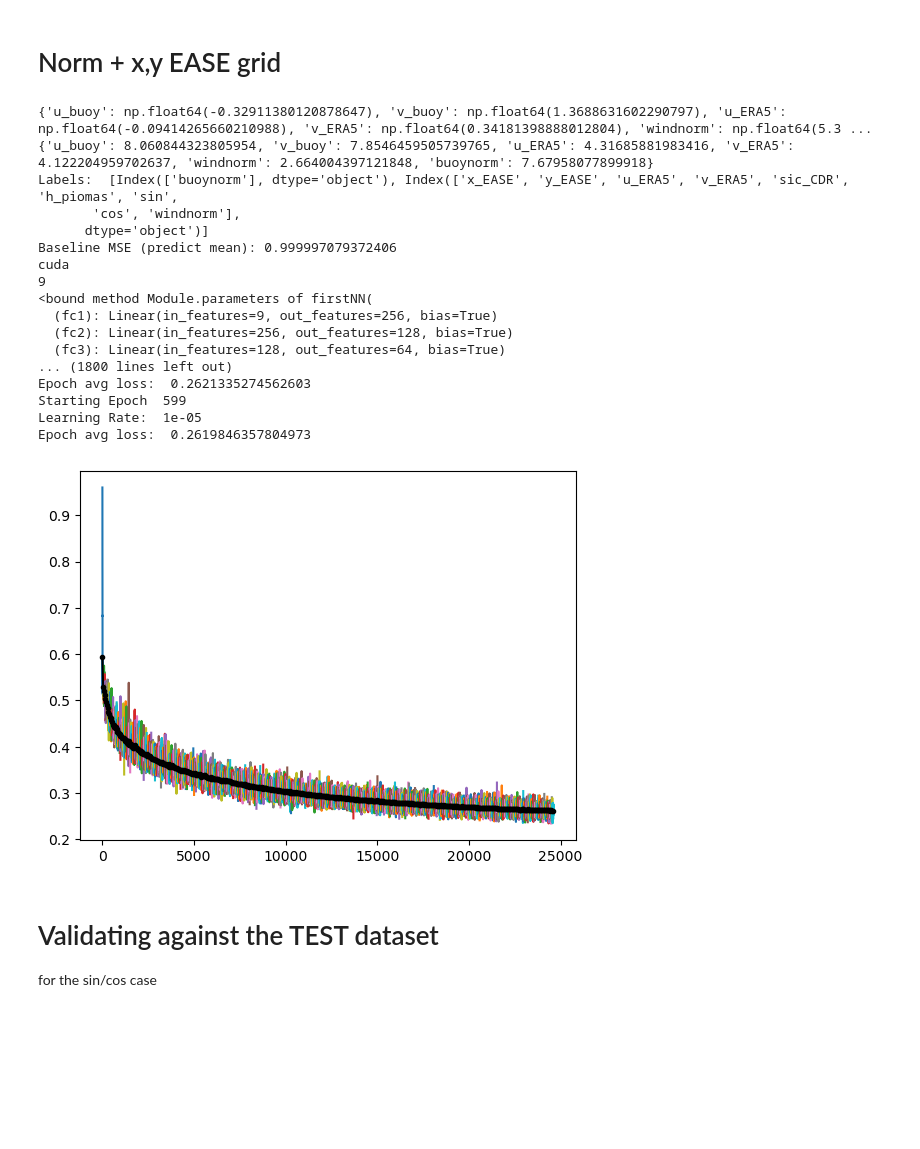
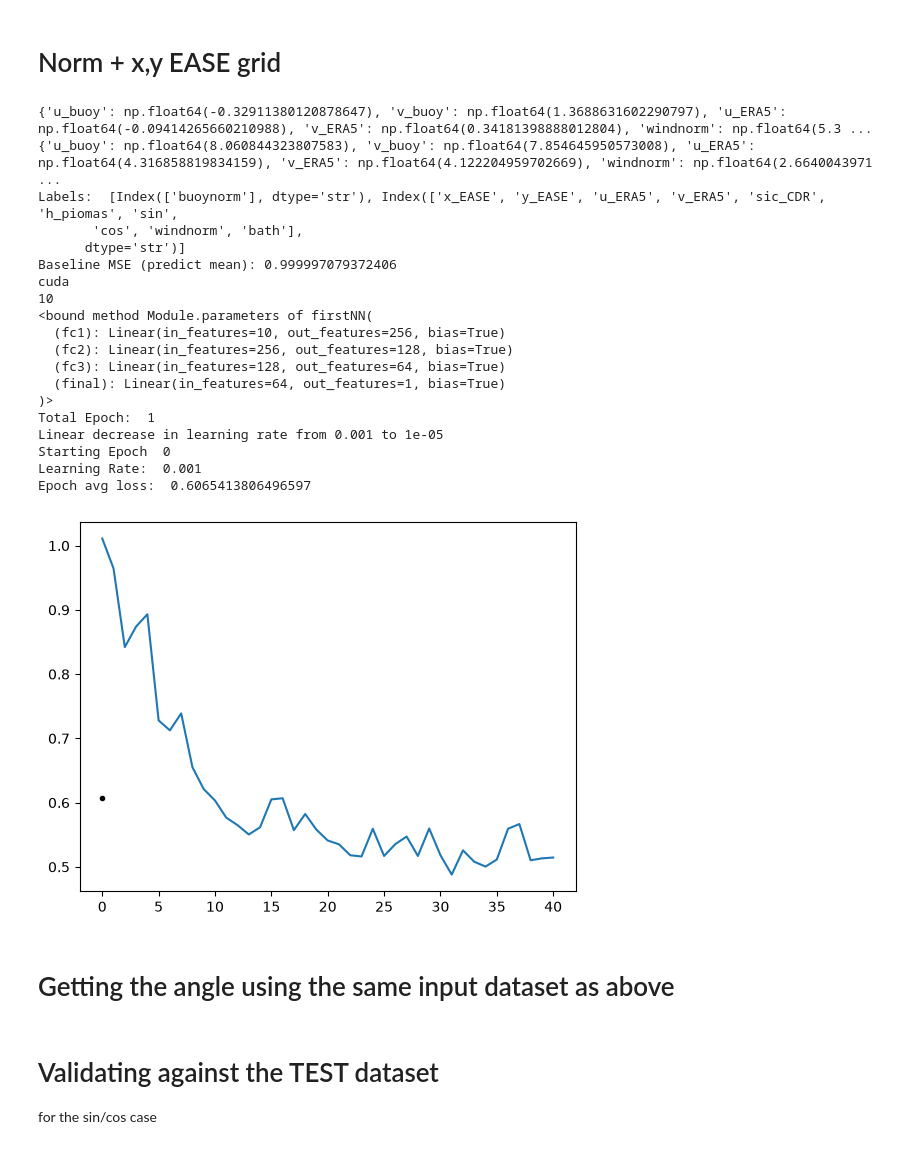
Before and after one commit to drpoisson-mp3/seA_Ice, a Jupyter notebook: exploration/First NN.ipynb, the cells around one changed output. Drawn from its saved outputs; the diff is of its cells as text; code cells hidden in the pictures; blank space fills up the shorter version.

Commit message:
Adapted the environement.yml and the requirements file, also changed some names and overnite training for bathy

```diff
--- a/exploration/First NN.ipynb
+++ b/exploration/First NN.ipynb
@@ -1144,6 +1144,11 @@ trainpd=trainpd.drop(['doy'],axis =1 )
 
 trainpd['windnorm']=np.sqrt(trainpd['u_ERA5']**2+trainpd['v_ERA5']**2)
 trainpd['buoynorm']=np.sqrt(trainpd['u_buoy']**2+trainpd['v_buoy']**2)
+
+# Adding the bathymetry
+bath= pd.read_csv('../data/bathymetry_EASE.csv').values
+trainpd['bath']= bath[trainpd['y_EASE'].astype(int),trainpd['x_EASE'].astype(int)]
+
 # NORMALIZATION STEP
 
 # for the speeds, we substract the mean and divide by the standard deviation to get some cleaner distribution
@@ -1168,6 +1173,10 @@ trainpd['x_EASE']=trainpd['x_EASE']/max_x
 max_y =np.max(np.abs(trainpd['y_EASE']))
 trainpd['y_EASE']=trainpd['y_EASE']/max_y
 
+#For the Bathymetry we divide by the max as well (is actually a min)
+
+max_bathy=np.max(np.abs(trainpd['bath']))
+trainpd['bath']=trainpd['bath']/max_bathy
 
 
 target = pd.DataFrame(trainpd['buoynorm'])#
@@ -1238,7 +1247,7 @@ import torch.optim as optim
 # Hyperparameters
 # lr=0.001
 
-epoch=600
+epoch=1
 lr_start=1e-3
 lr_end=1e-5
 lr= np.linspace(lr_start, lr_end, epoch)
@@ -1300,43 +1309,47 @@ for epoch in range(epoch):
             rl.append(rloss/rcount)
             rloss=0
             rcount=0
     rlosses[epoch]=rl
     print('Epoch avg loss: ', np.mean(rl))
     # learningrates.append(lr)
     # lr*=.75
 
 torch.save(babygpu.state_dict(), f'.//weights//babygpu_{epoch}E_{lr_start}LR{lr_end}_{labels[0].item()}_XYEASE.pt')
 
 fig,ax =plt.subplots()
 epochavg=[]
 
 for i in (rlosses):
     x=np.arange(i*len(rlosses[0]),len(rlosses[0])+i*len(rlosses[0]))
     ax.plot(x,rlosses[i],label=f'Epoch {i+1}, lr={lr[i]:.1e}')
     avg=np.mean(rlosses[i])
     epochavg.append(avg)
 
 xx=[i*len(rlosses[0]) for i in rlosses]
 ax.plot(xx,epochavg,'.-k')
 #fig.legend()
 #plt.xlim([15000,20000])
-plt.show()
+plt.savefig(f'.//outputs//babygpu_{epoch}E_{lr_start}LR{lr_end}_{labels[0].item()}_XYEASE.png')
 # %% [output]
 {'u_buoy': np.float64(-0.32911380120878647), 'v_buoy': np.float64(1.3688631602290797), 'u_ERA5': np.float64(-0.09414265660210988), 'v_ERA5': np.float64(0.34181398888012804), 'windnorm': np.float64(5.3 ...
-{'u_buoy': 8.060844323805954, 'v_buoy': 7.8546459505739765, 'u_ERA5': 4.31685881983416, 'v_ERA5': 4.122204959702637, 'windnorm': 2.664004397121848, 'buoynorm': 7.67958077899918}
-Labels:  [Index(['buoynorm'], dtype='object'), Index(['x_EASE', 'y_EASE', 'u_ERA5', 'v_ERA5', 'sic_CDR', 'h_piomas', 'sin',
-       'cos', 'windnorm'],
-      dtype='object')]
+{'u_buoy': np.float64(8.060844323807583), 'v_buoy': np.float64(7.854645950573008), 'u_ERA5': np.float64(4.316858819834159), 'v_ERA5': np.float64(4.122204959702669), 'windnorm': np.float64(2.6640043971 ...
+Labels:  [Index(['buoynorm'], dtype='str'), Index(['x_EASE', 'y_EASE', 'u_ERA5', 'v_ERA5', 'sic_CDR', 'h_piomas', 'sin',
+       'cos', 'windnorm', 'bath'],
+      dtype='str')]
 Baseline MSE (predict mean): 0.999997079372406
 cuda
-9
+10
 <bound method Module.parameters of firstNN(
-  (fc1): Linear(in_features=9, out_features=256, bias=True)
+  (fc1): Linear(in_features=10, out_features=256, bias=True)
   (fc2): Linear(in_features=256, out_features=128, bias=True)
   (fc3): Linear(in_features=128, out_features=64, bias=True)
-... (1800 lines left out)
-Epoch avg loss:  0.2621335274562603
-Starting Epoch  599
-Learning Rate:  1e-05
-Epoch avg loss:  0.2619846357804973
+  (final): Linear(in_features=64, out_features=1, bias=True)
+)>
+Total Epoch:  1
+Linear decrease in learning rate from 0.001 to 1e-05
+Starting Epoch  0
+Learning Rate:  0.001
+Epoch avg loss:  0.6065413806496597
-[figure, old version]
+[figure, new version]
+# %% [markdown]
+# Getting the angle using the same input dataset as above
```
Also changed, not shown: parts of 1 cell of this notebook, 3 other files.
